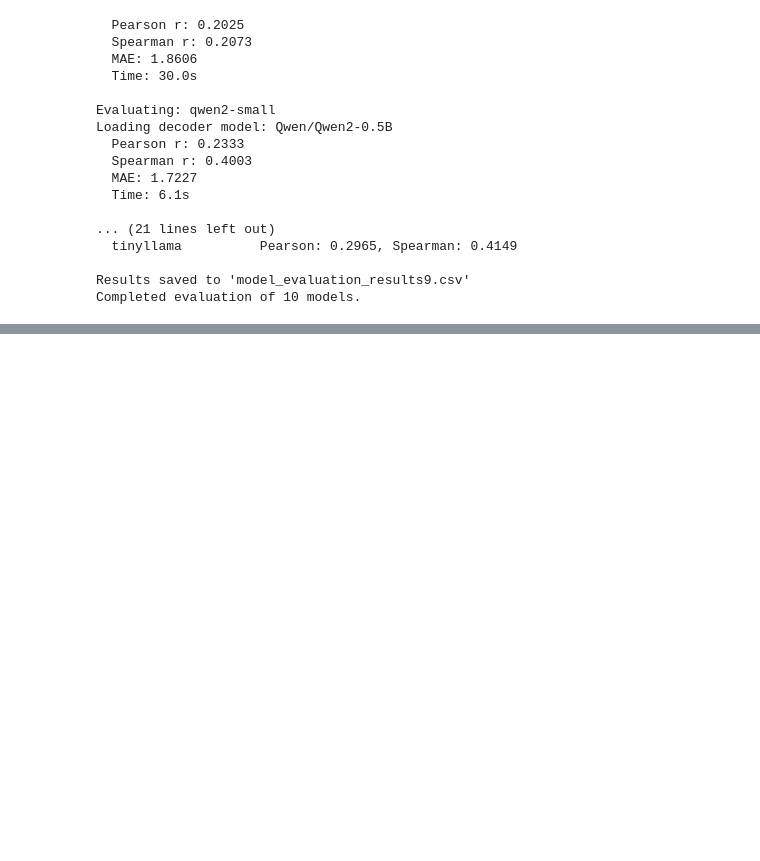
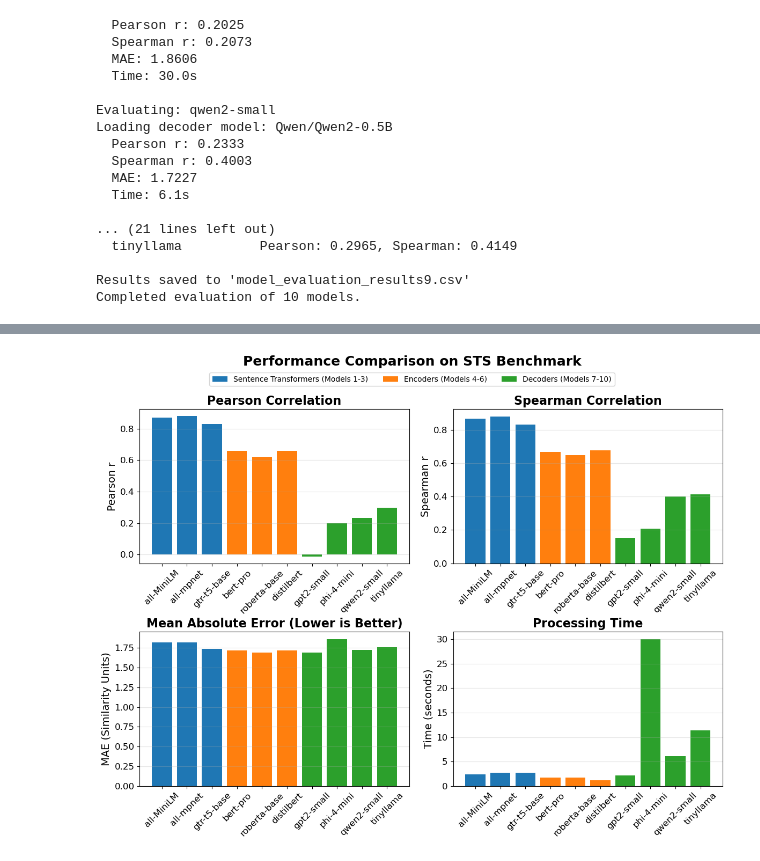
Before and after one commit to ajw109/semantic-similarity-research, a Jupyter notebook: experiment1.ipynb, the cells around one changed output, grey strips where cells are left out. Cells and saved outputs as stored; diff of their text form; code cells hidden in the pictures; blank space fills up the shorter version.

Commit message:
Add files via upload
Add experiment one (updated graph)

```diff
--- a/experiment1.ipynb
+++ b/experiment1.ipynb
@@ -450,0 +370,86 @@ Chart saved as 'model_comparison_chart.png'
+# %%
+import pandas as pd
+import matplotlib.pyplot as plt
+import numpy as np
+
+# Load the results
+df = pd.read_csv('model_evaluation_results9.csv')
+
+# Define model types and colors
+model_types = {
+'Sentence Transformers': {'start': 0, 'end': 3, 'color': '#1f77b4'}, # Blue
+'Encoder Only': {'start': 3, 'end': 6, 'color': '#ff7f0e'}, # Orange
+'Decoders': {'start': 6, 'end': 10, 'color': '#2ca02c'} # Green
+}
+
+# Color array based on model types
+colors = []
+for i in range(len(df)):
+    if i < 3:
+        colors.append('#1f77b4') # Blue for sentence transformers
+    elif i < 6:
+        colors.append('#ff7f0e') # Orange for encoders
+    else:
+        colors.append('#2ca02c') # Green for decoders
+
+# Figure setup
+fig, axes = plt.subplots(2, 2, figsize=(12, 10))
+
+# Add main title
+fig.suptitle('Performance Comparison on STS Benchmark', fontsize=18, fontweight='bold', y=0.92)
+
+# Plot 1: Pearson Correlation
+axes[0, 0].bar(df['model'], df['pearson_r'], color=colors)
+axes[0, 0].set_title('Pearson Correlation', fontweight='bold', fontsize=16)
+axes[0, 0].set_ylabel('Pearson r', fontsize=14)
+axes[0, 0].tick_params(axis='x', rotation=45, labelsize=12)
+axes[0, 0].tick_params(axis='y', labelsize=12)
+axes[0, 0].grid(axis='y', alpha=0.3)
+
+# Plot 2: Spearman Correlation
+axes[0, 1].bar(df['model'], df['spearman_r'], color=colors)
+axes[0, 1].set_title('Spearman Correlation', fontweight='bold', fontsize=16)
+axes[0, 1].set_ylabel('Spearman r', fontsize=14)
+axes[0, 1].tick_params(axis='x', rotation=45, labelsize=12)
+axes[0, 1].tick_params(axis='y', labelsize=12)
+axes[0, 1].grid(axis='y', alpha=0.3)
+
+# Plot 3: Mean Absolute Error
+axes[1, 0].bar(df['model'], df['mae'], color=colors)
+axes[1, 0].set_title('Mean Absolute Error (Lower is Better)', fontweight='bold', fontsize=16)
+axes[1, 0].set_ylabel('MAE (Similarity Units)', fontsize=14)
+axes[1, 0].tick_params(axis='x', rotation=45, labelsize=12)
+axes[1, 0].tick_params(axis='y', labelsize=12)
+axes[1, 0].grid(axis='y', alpha=0.3)
+
+# Plot 4: Processing Time
+axes[1, 1].bar(df['model'], df['time'], color=colors)
+axes[1, 1].set_title('Processing Time', fontweight='bold', fontsize=16)
+axes[1, 1].set_ylabel('Time (seconds)', fontsize=14)
+axes[1, 1].tick_params(axis='x', rotation=45, labelsize=12)
+axes[1, 1].tick_params(axis='y', labelsize=12)
+axes[1, 1].grid(axis='y', alpha=0.3)
+
+# Create legend
+from matplotlib.patches import Patch
+legend_elements = [
+Patch(facecolor='#1f77b4', label='Sentence Transformers (Models 1-3)'),
+Patch(facecolor='#ff7f0e', label='Encoders (Models 4-6)'),
+Patch(facecolor='#2ca02c', label='Decoders (Models 7-10)')
+]
+
+# Add legend to figure
+fig.legend(handles=legend_elements, loc='upper center', bbox_to_anchor=(0.5, 0.895), ncol=3, fontsize=10)
+
+# Adjust layout for no overlap
+plt.tight_layout()
+plt.subplots_adjust(top=0.82) # Leave more room for title and legend
+
+# Display plot
+plt.show()
+
+# Save plot with higher DPI for crisp text in papers
+plt.savefig('model_comparison_chart.png', dpi=600, bbox_inches='tight', facecolor='white')
+print("Chart saved as 'model_comparison_chart.png'")
+# %% [output]
+[figure, added]
```
Also changed, not shown: parts of 2 cells of this notebook.
